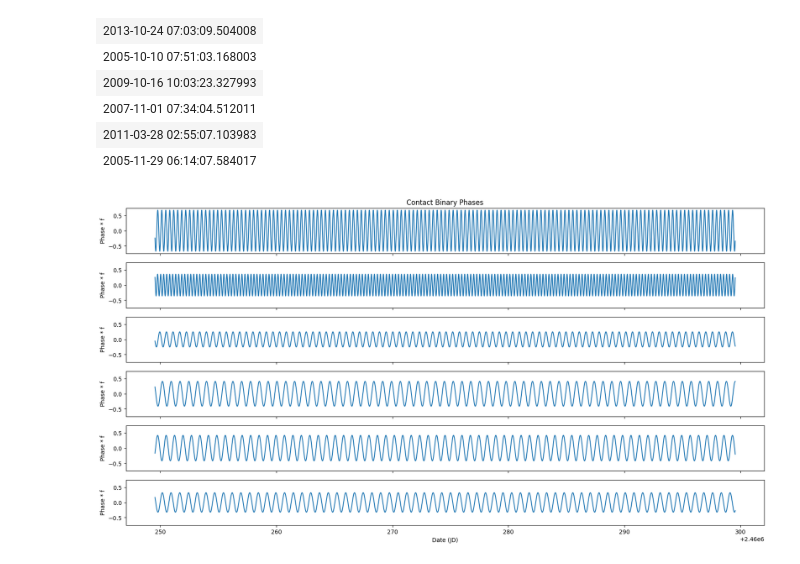
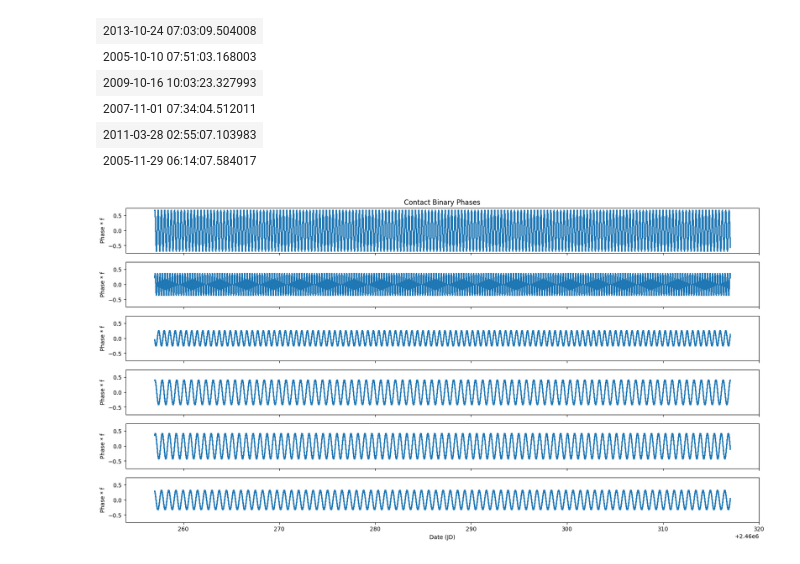
Before and after one commit to sagesanto/contactBinaries, a Jupyter notebook: plotPos.ipynb, the cells around one changed output. Saved outputs shown, nothing was run; the diff lists cells and outputs as text; code cells hidden in the pictures.

Commit message:
observing windows planner, ready to start phoebe

```diff
--- a/plotPos.ipynb
+++ b/plotPos.ipynb
@@ -154,7 +169,6 @@ def findTransitTime(rightAscension: Angle, location, target_dt=None, current_sid
     @return: The transit time of the object as a datetime object.
     @rtype: datetime.datetime
     """
-
     currentTime = datetime.utcnow().replace(second=0, microsecond=0)
     if current_sidereal_time is None:
         lst = Time(currentTime).sidereal_time('mean', longitude=location.longitude)
@@ -162,7 +176,7 @@ def findTransitTime(rightAscension: Angle, location, target_dt=None, current_sid
         lst = current_sidereal_time
     target_time = target_dt.replace(second=0, microsecond=0) or currentTime
     target_sidereal_time = dateToSidereal(target_time,lst)
-    ha = rightAscension - target_sidereal_time
+    ha = Angle(wrap_around((rightAscension - target_sidereal_time).deg),unit=u.deg)
     transitTime = target_time + angleToTimedelta(ha)
     return transitTime
 
@@ -195,9 +209,9 @@ def wrap_around(value):
 # get hour angle, in
 def get_hour_angle(ra,dt,current_sidereal_time):
     sidereal = dateToSidereal(dt,current_sidereal_time)
-    return Angle(wrap_around((ra-sidereal).deg),unit=u.deg)
+    return Angle(wrap_around((sidereal-ra).deg),unit=u.deg)
 
-def getSunriseSunset(dt=datetime.utcnow()):
+def getSunriseSunset(dt=datetime.utcnow(), jd=False):
     """!
     get sunrise and sunset for TMO
     @return: sunriseUTC, sunsetUTC
@@ -215,6 +229,8 @@ def getSunriseSunset(dt=datetime.utcnow()):
     if sunsetUTC > sunriseUTC:
         sunsetUTC = sunsetUTC - timedelta(days=1)
 
+    if jd:
+        sunriseUTC, sunsetUTC = datetimeToJulian(sunriseUTC), datetimeToJulian(sunsetUTC)
     return sunriseUTC, sunsetUTC
 
 
@@ -383,0 +400,4 @@ for data, figsize, xlimits, ylimits in zip(tables, figsizes,xlims,ylims):
+# %%
+ra, dec = Angle(table[0]["RA_2000_deg"],unit='deg').deg, Angle(table[0]["Dec_2000_deg"],unit='deg').deg
+ra, dec
+staticObservabilityWindow(ra,dec,locationInfo)
@@ -386,10 +408,11 @@ import matplotlib.animation as animation
 
 nframes = 60
 sidereal_day = 1/1.0027
-timestep = timedelta(days=1)
+timestep = timedelta(hours=0.5)
 # timestep = timedelta(days=90*sidereal_day/nframes)  # epic division by zero
 sunrise, sunset = [t.replace(tzinfo=None) for t in getSunriseSunset()]
-dt = sunset + 1/2 * (sunrise-sunset)
+# dt = sunset + 1/2 * (sunrise-sunset)
+dt = sunset
 # get the current horizon box
 horizon_vertices = get_horizon_box_vertices(dt)
 # calculate hour angles
@@ -406,7 +429,7 @@ xlims = [(-180,180),(min_coeff*min(x),1.6*max(x))]
 min_coeff = 1.1 if min(y) < 0 else 0.9
 ylims = [(-90,90),(min_coeff*min(y),1.1*max(y))]
 figsizes = [(10,5),(10,10)]
-tables = [table,table[table["Observable"]]]
+tables = [table[1:2],table[table["Observable"]][1:2]]
 for data, figsize, xlimits, ylimits in zip(tables, figsizes,xlims,ylims):
 
     fig, ax = plt.subplots(figsize=figsize)
@@ -457,7 +480,7 @@ for data, figsize, xlimits, ylimits in zip(tables, figsizes,xlims,ylims):
             artists.append(ax.scatter(HA[i], row["Dec_2000_deg"], c=[colors[i]], label=row["ShortID"],s=10))
         return artists
 
-    ani = animation.FuncAnimation(fig=fig, func=update, frames=nframes, interval=10, repeat=True)
+    ani = animation.FuncAnimation(fig=fig, func=update, frames=nframes, interval=1000, repeat=True)
     ani.save(filename=f"observability_{xlimits[1]}.gif", writer="pillow")
     print("Animated!")
 # %% [output]
@@ -516,20 +543,27 @@ obs_table["Epoch_dt"]
 | 2007-11-01 07:34:04.512011 |
 | 2011-03-28 02:55:07.103983 |
 | 2005-11-29 06:14:07.584017 |
+# %%
+epoch = 2460257
+num_day_forecast = 60
 # %%
 fig, axes = plt.subplots(len(obs_table),figsize=(20,10),sharex=True,sharey=True)
-times = np.linspace(2460249.54653,2460249.54653+50,num=5000)
+
+# one minute resolution
+alltimes = np.linspace(epoch,epoch+num_day_forecast,num=num_day_forecast*60*24)
+
 axes[0].set_title("Contact Binary Phases")
 for row, ax in zip(obs_table,axes):
-    epoch = row["EpochHJD"]
+    ep = row["EpochHJD"]
     period = row["Period"]
     coverage = row["f"]
     B = 2*math.pi/period
-    f = np.vectorize(lambda x: coverage * math.sin(B*(x+epoch)))
-    ax.plot(times,f(times))
+    f = np.vectorize(lambda x: coverage * math.sin(B*(x+ep)))
+    phase = f(alltimes)
+    ax.scatter(alltimes,phase,s=1)
     ax.set_ylabel("Phase * f")
 
 axes[-1].set_xlabel("Date (JD)")
 plt.show()
 # %% [output]
-[figure, old version]
+[figure, new version]
```
Also changed, not shown: parts of 12 cells of this notebook, 8 other files.
